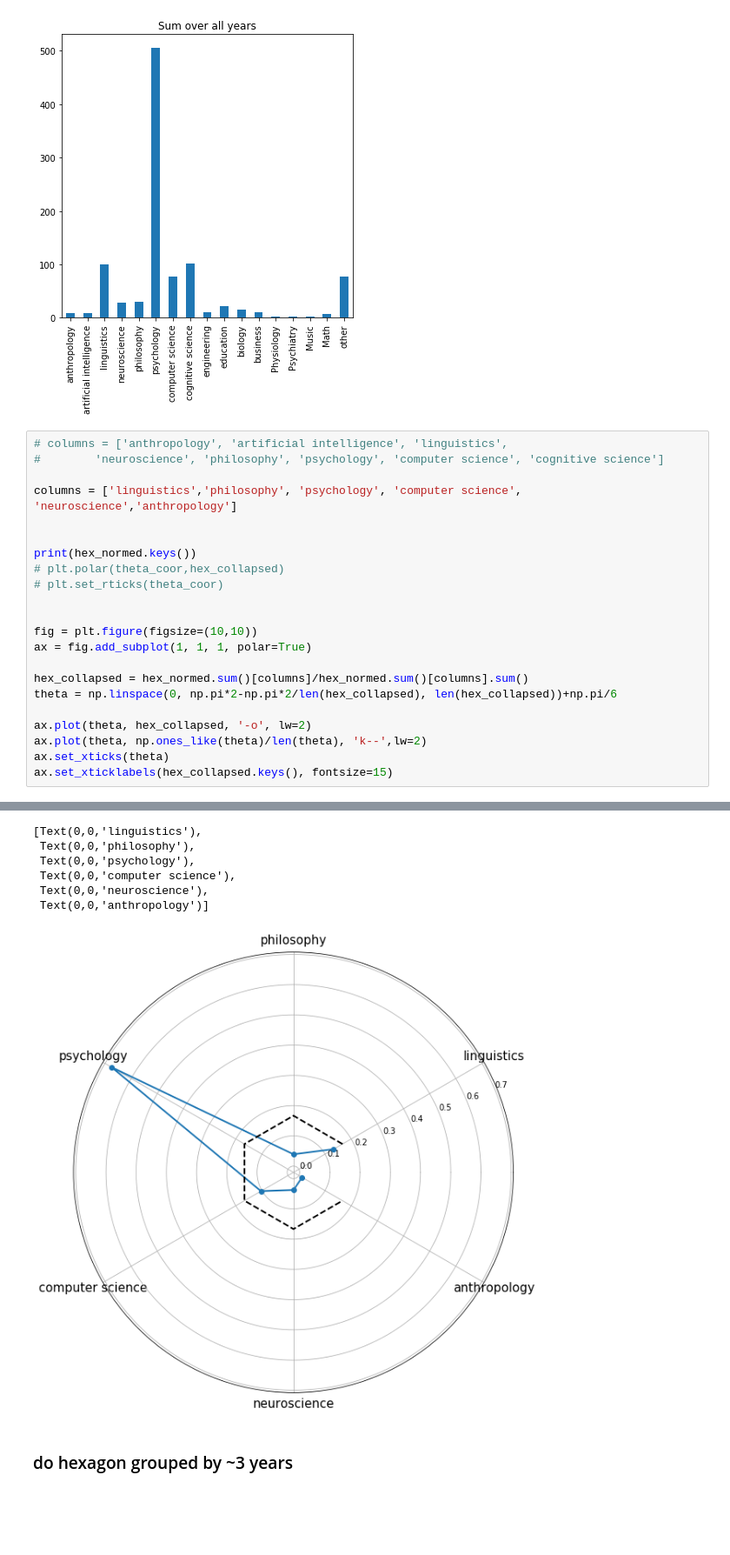
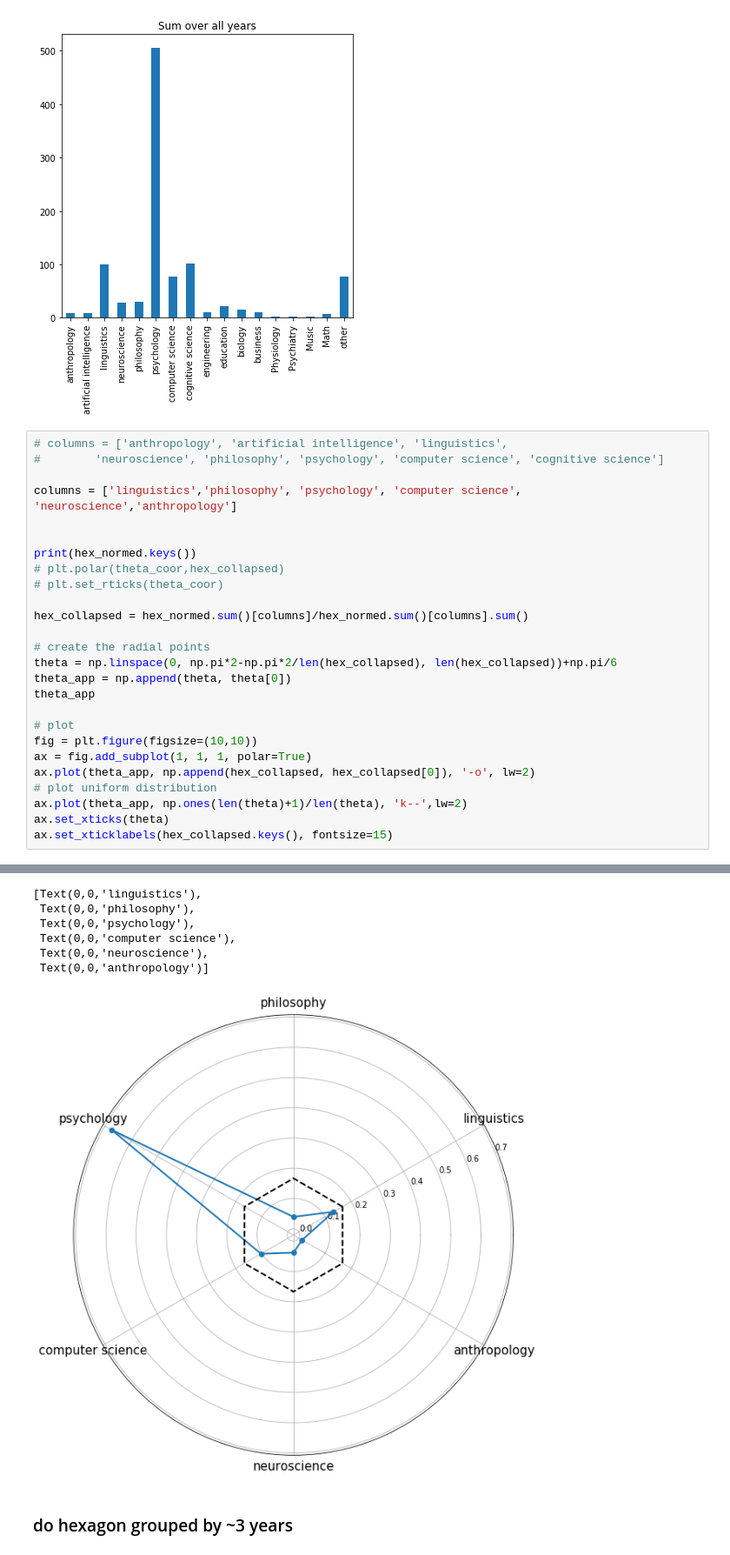
Before and after one commit to rdgao/WH2CogSci, a Jupyter notebook: parsing/Parsing V2 Data.ipynb, the cells around one changed output, grey strips where cells are left out. Shown: that part at 87% size. Saved outputs shown, nothing was run; the diff lists cells and outputs as text; blank space fills up the shorter version.

```diff
--- a/parsing/Parsing V2 Data.ipynb
+++ b/parsing/Parsing V2 Data.ipynb
@@ -219,38 +219,42 @@ Text(0.5,1,'Sum over all years')
 # %%
 # columns = ['anthropology', 'artificial intelligence', 'linguistics',
 #        'neuroscience', 'philosophy', 'psychology', 'computer science', 'cognitive science']
 
 columns = ['linguistics','philosophy', 'psychology', 'computer science', 'neuroscience','anthropology']
 
 
 print(hex_normed.keys())
 # plt.polar(theta_coor,hex_collapsed)
 # plt.set_rticks(theta_coor)
 
+hex_collapsed = hex_normed.sum()[columns]/hex_normed.sum()[columns].sum()
 
+# create the radial points
+theta = np.linspace(0, np.pi*2-np.pi*2/len(hex_collapsed), len(hex_collapsed))+np.pi/6
+theta_app = np.append(theta, theta[0])
+theta_app
+
+# plot
 fig = plt.figure(figsize=(10,10))
 ax = fig.add_subplot(1, 1, 1, polar=True)
-
-hex_collapsed = hex_normed.sum()[columns]/hex_normed.sum()[columns].sum()
-theta = np.linspace(0, np.pi*2-np.pi*2/len(hex_collapsed), len(hex_collapsed))+np.pi/6
-
-ax.plot(theta, hex_collapsed, '-o', lw=2)
-ax.plot(theta, np.ones_like(theta)/len(theta), 'k--',lw=2)
+ax.plot(theta_app, np.append(hex_collapsed, hex_collapsed[0]), '-o', lw=2)
+# plot uniform distribution
+ax.plot(theta_app, np.ones(len(theta)+1)/len(theta), 'k--',lw=2)
 ax.set_xticks(theta)
 ax.set_xticklabels(hex_collapsed.keys(), fontsize=15)
 # %% [output]
 Index(['anthropology', 'artificial intelligence', 'linguistics',
        'neuroscience', 'philosophy', 'psychology', 'computer science',
        'cognitive science', 'engineering', 'education', 'biology', 'business',
        'Physiology', 'Psychiatry', 'Music', 'Math', 'other'],
       dtype='object')
 [Text(0,0,'linguistics'),
  Text(0,0,'philosophy'),
  Text(0,0,'psychology'),
  Text(0,0,'computer science'),
  Text(0,0,'neuroscience'),
  Text(0,0,'anthropology')]
-[figure, old version]
+[figure, new version]
 # %% [markdown]
 ### do hexagon grouped by ~3 years
 # %%
```
Also changed, not shown: parts of 4 cells of this notebook, 5 other files.
